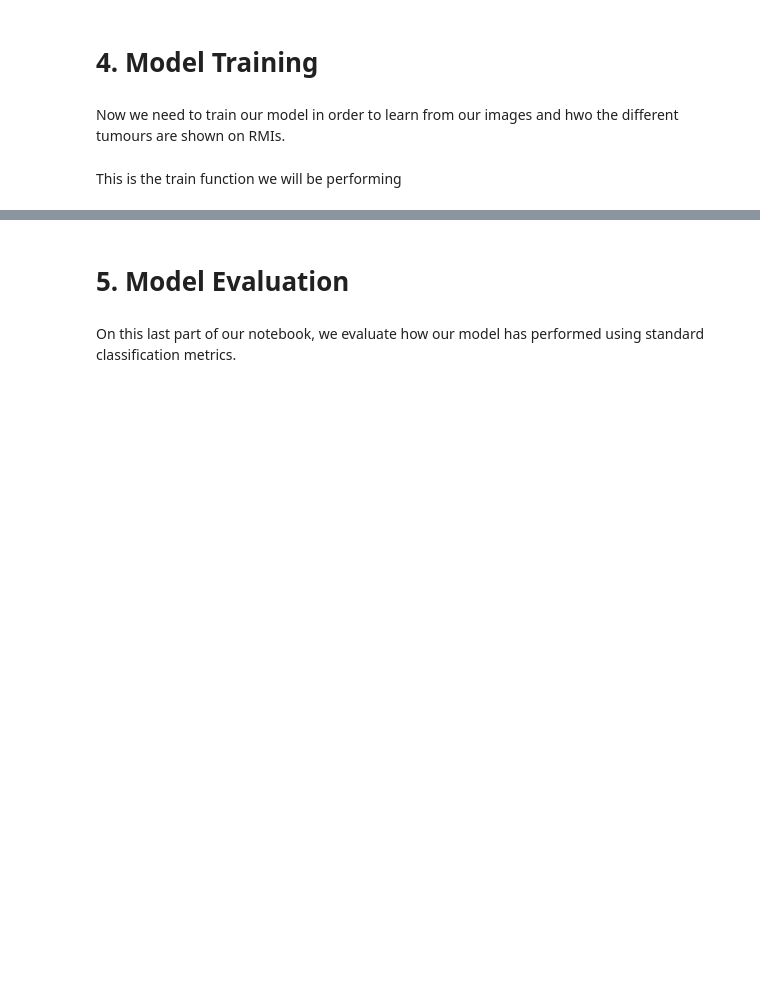
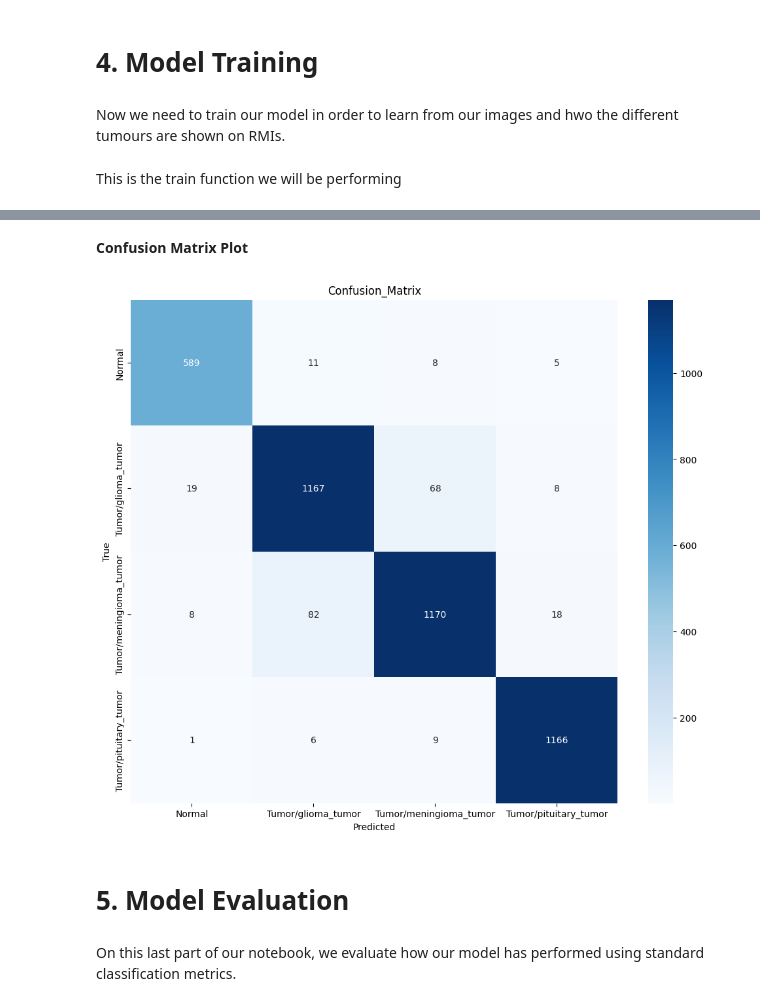
Before and after one commit to mikelpri3/BigData, a Jupyter notebook: notebook.ipynb, the cells around one changed output, grey strips where cells are left out. Cells and saved outputs as stored; diff of their text form; code cells hidden in the pictures; blank space fills up the shorter version.

```diff
--- a/notebook.ipynb
+++ b/notebook.ipynb
@@ -203,3 +244,33 @@ plot_training_loss(history)
+# %% [markdown]
+**Confusion Matrix Plot**
+# %%
+from sklearn.metrics import confusion_matrix
+import seaborn as sns
+history = train_model(model, train_loader, criterion, optimizer, num_epochs=4)
+
+
+def plot_confusion_matrix(model, test_loader, classes):
+    model.eval()
+    y_true, y_pred = [], []
+    with torch.no_grad():
+        for images, labels in test_loader:
+            images, labels = images.to(device), labels.to(device)
+            outputs = model(images)
+            _, preds = torch.max(outputs, 1)
+            y_true.extend(labels.cpu().numpy())
+            y_pred.extend(preds.cpu().numpy())
+
+    cm = confusion_matrix(y_true, y_pred)
+    plt.figure(figsize=(12,10))
+    sns.heatmap(cm, annot=True, fmt='d', cmap='Blues', xticklabels=classes, yticklabels=classes)
+    plt.xlabel("Predicted")
+    plt.ylabel("True")
+    plt.title("Confusion_Matrix")
+    plt.show()
+# %%
+plot_confusion_matrix(model, test_loader, brain_dataset.classes)
+# %% [output]
+[figure, added]
 # %% [markdown]
 # 5. Model Evaluation
 # %% [markdown]
```
Also changed, not shown: parts of 16 cells of this notebook.
